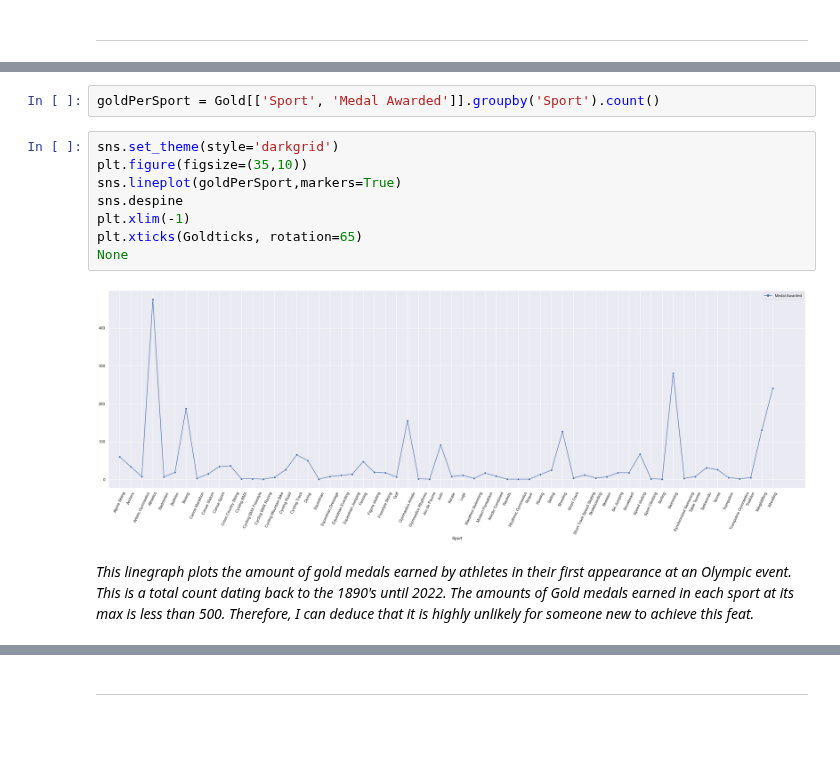
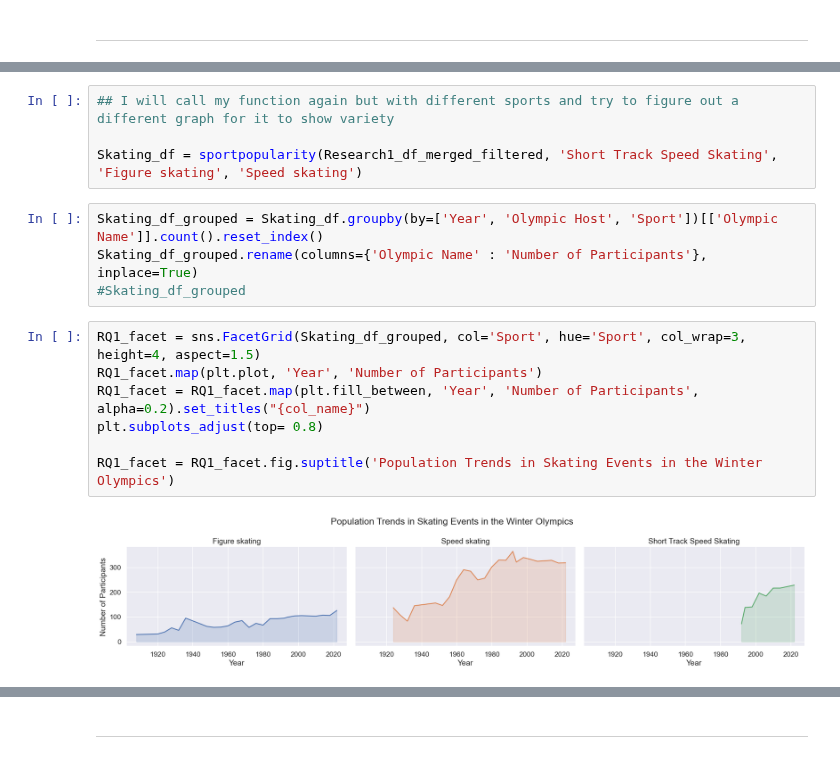
Before and after one commit to ubco-W2022T2-data301/project-group-group17, a Jupyter notebook: analysis/notebooks/analysis_dylan.ipynb, the cells around one changed output, grey strips where cells are left out. Saved outputs shown, nothing was run; the diff lists cells and outputs as text; blank space fills up the shorter version.

```diff
--- a/analysis/notebooks/analysis_dylan.ipynb
+++ b/analysis/notebooks/analysis_dylan.ipynb
@@ -233,14 +200,17 @@ KeyError: 'Sport'
-# %%
-goldPerSport = Gold[['Sport', 'Medal Awarded']].groupby('Sport').count()
-# %%
-sns.set_theme(style='darkgrid')
-plt.figure(figsize=(35,10))
-sns.lineplot(goldPerSport,markers=True)
-sns.despine
-plt.xlim(-1)
-plt.xticks(Goldticks, rotation=65)
-None
-# %% [output]
-[figure, removed]
-# %% [markdown]
-*This linegraph plots the amount of gold medals earned by athletes in their first appearance at an Olympic event. This is a total count dating back to the 1890's until 2022. The amounts of Gold medals earned in each sport at its max is less than 500. Therefore, I can deduce that it is highly unlikely for someone new to achieve this feat.*
+# %%
+## I will call my function again but with different sports and try to figure out a different graph for it to show variety
+
+Skating_df = sportpopularity(Research1_df_merged_filtered, 'Short Track Speed Skating', 'Figure skating', 'Speed skating')
+# %%
+Skating_df_grouped = Skating_df.groupby(by=['Year', 'Olympic Host', 'Sport'])[['Olympic Name']].count().reset_index()
+Skating_df_grouped.rename(columns={'Olympic Name' : 'Number of Participants'}, inplace=True)
+#Skating_df_grouped
+# %%
+RQ1_facet = sns.FacetGrid(Skating_df_grouped, col='Sport', hue='Sport', col_wrap=3, height=4, aspect=1.5)
+RQ1_facet.map(plt.plot, 'Year', 'Number of Participants')
+RQ1_facet = RQ1_facet.map(plt.fill_between, 'Year', 'Number of Participants', alpha=0.2).set_titles("{col_name}")
+plt.subplots_adjust(top= 0.8)
+
+RQ1_facet = RQ1_facet.fig.suptitle('Population Trends in Skating Events in the Winter Olympics')
+# %% [output]
+[figure, added]
```
Also changed, not shown: parts of 29 cells of this notebook.
